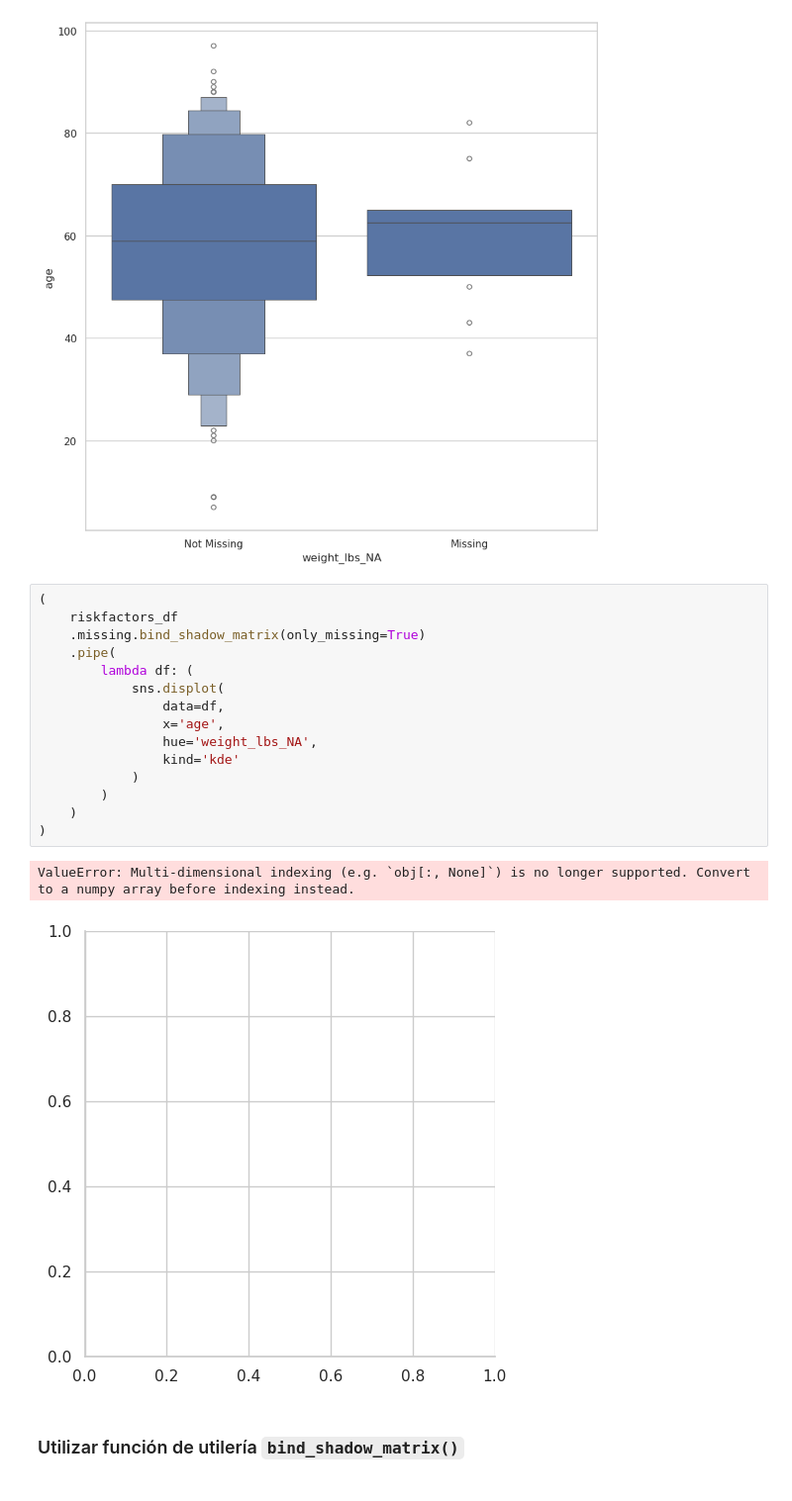
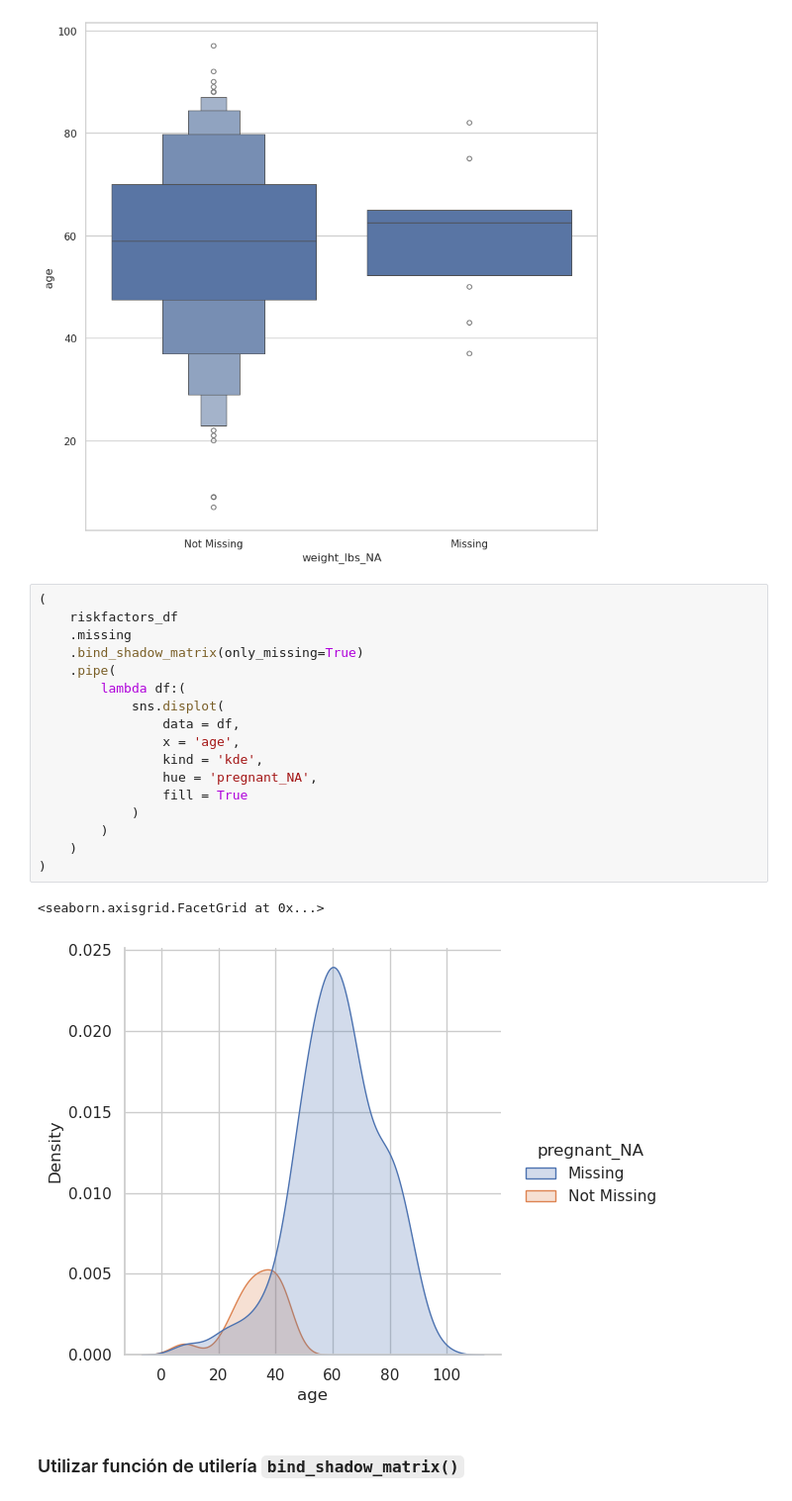
Before and after one commit to fcisnerosr/datos_faltantes, a Jupyter notebook: curso-datos-faltantes-main/jupyter/live-exploration-missing-values.ipynb, the cells around one changed output. Shown at 99% size. Cells and saved outputs as stored; diff of their text form.

```diff
--- a/curso-datos-faltantes-main/jupyter/live-exploration-missing-values.ipynb
+++ b/curso-datos-faltantes-main/jupyter/live-exploration-missing-values.ipynb
@@ -1092,22 +1102,24 @@ _Visualización de valores faltantes en una variable_
 [figure]
 # %%
 (
-    riskfactors_df
-    .missing.bind_shadow_matrix(only_missing=True)
-    .pipe(
-        lambda df: (
-            sns.displot(
-                data=df,
-                x='age',
-                hue='weight_lbs_NA',
-                kind='kde'
-            )
-        )
-    )
+	riskfactors_df
+	.missing
+	.bind_shadow_matrix(only_missing=True)
+	.pipe(
+		lambda df:(
+			sns.displot(
+				data = df,
+				x = 'age',
+				kind = 'kde',
+				hue = 'pregnant_NA',
+				fill = True
+			)
+		)
+	)
 )
 # %% [output]
-ValueError: Multi-dimensional indexing (e.g. `obj[:, None]`) is no longer supported. Convert to a numpy array before indexing instead.
+<seaborn.axisgrid.FacetGrid at 0x...>
-[figure, old version]
+[figure, new version]
 # %% [markdown]
 ### Utilizar función de utilería `bind_shadow_matrix()`
 # %% [markdown]
```
Also changed, not shown: parts of 4 cells of this notebook.
